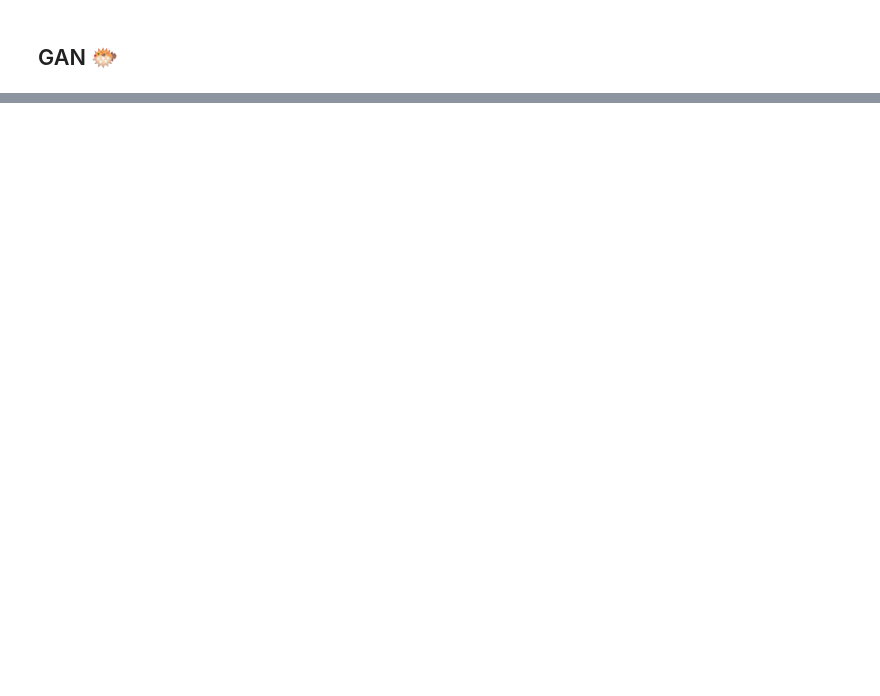
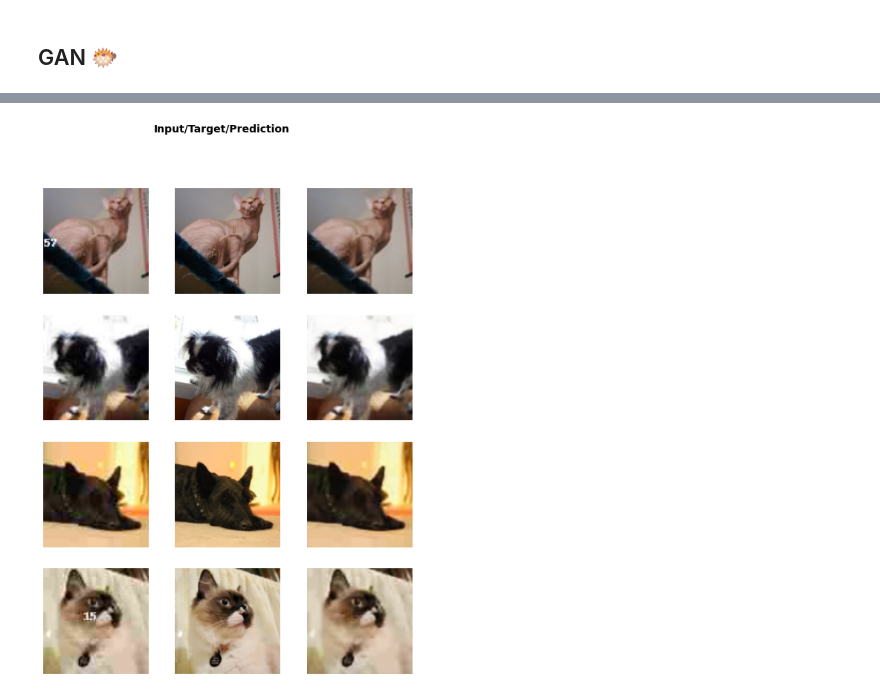
Before and after one commit to wegatron/fast-ai-course-note, a Jupyter notebook: superres-gan.ipynb, the cells around one changed output, grey strips where cells are left out. Drawn from its saved outputs; the diff is of its cells as text; code cells hidden in the pictures; blank space fills up the shorter version.

```diff
--- a/superres-gan.ipynb
+++ b/superres-gan.ipynb
@@ -256,0 +284,20 @@ def create_crit_learner(data, metrics):
+# %%
+class GANDiscriminativeLR(Callback):
+    "`Callback` that handles multiplying the learning rate by `mult_lr` for the critic."
+    def __init__(self, mult_lr=5.): self.mult_lr = mult_lr
+
+    def begin_batch(self):
+        "Multiply the current lr if necessary."
+        if not self.learn.gan_trainer.gen_mode and self.training:
+            self.learn.opt.set_hyper('lr', learn.opt.hypers[0]['lr']*self.mult_lr)
+
+    def after_batch(self):
+        "Put the LR back to its value if necessary."
+        if not self.learn.gan_trainer.gen_mode: self.learn.opt.set_hyper('lr', learn.opt.hypers[0]['lr']/self.mult_lr)
+# %%
+switcher = AdaptiveGANSwitcher(critic_thresh=.65)
+# %%
+learn = GANLearner.from_learners(learn_gen, learn_crit, weights_gen=(1.,50.), show_img=False, switcher=switcher,
+                                 opt_func=partial(Adam, mom=0.), cbs=GANDiscriminativeLR(mult_lr=5.))
+# %%
+learn.fit(10, 1e-4, wd=wd)
@@ -256,0 +316,3 @@ def create_crit_learner(data, metrics):
+# %%
+learn.show_results(max_n=4)
+# %% [output]
@@ -256,0 +320 @@ def create_crit_learner(data, metrics):
+[figure, added]
```
Also changed, not shown: parts of 24 cells of this notebook.
